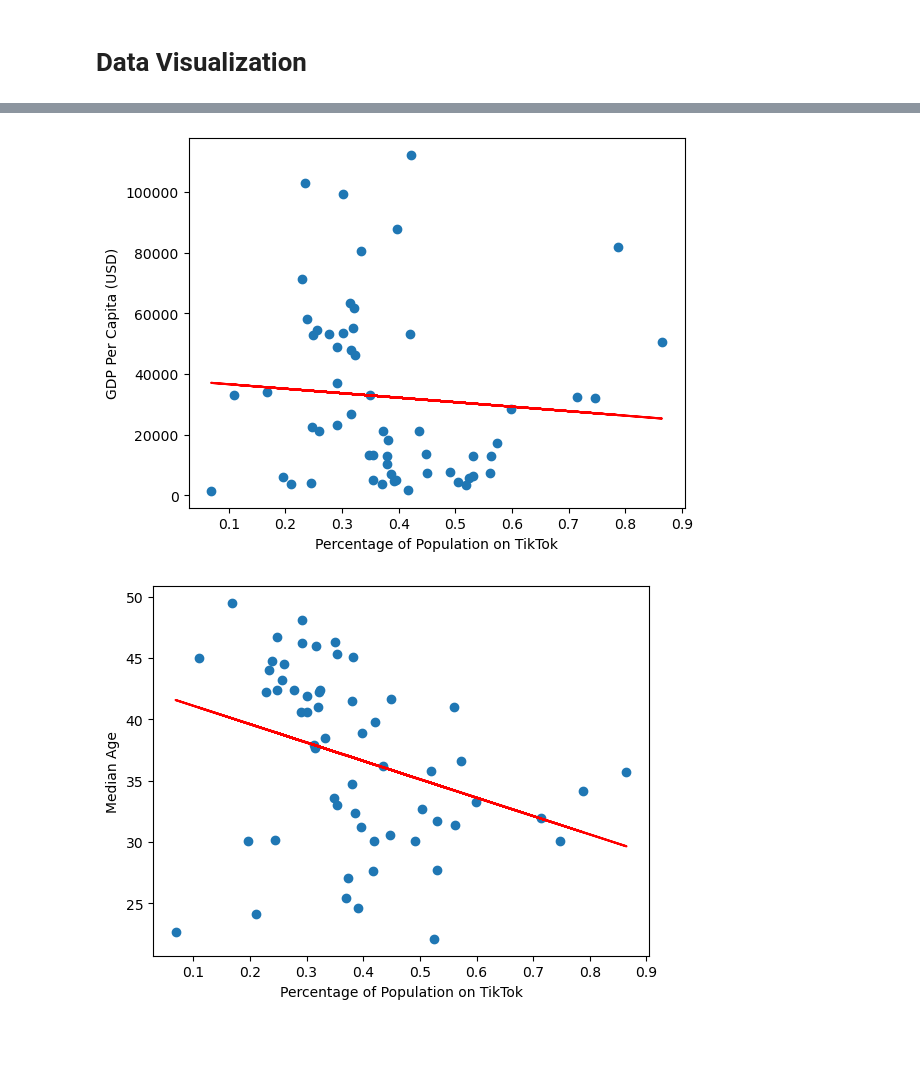
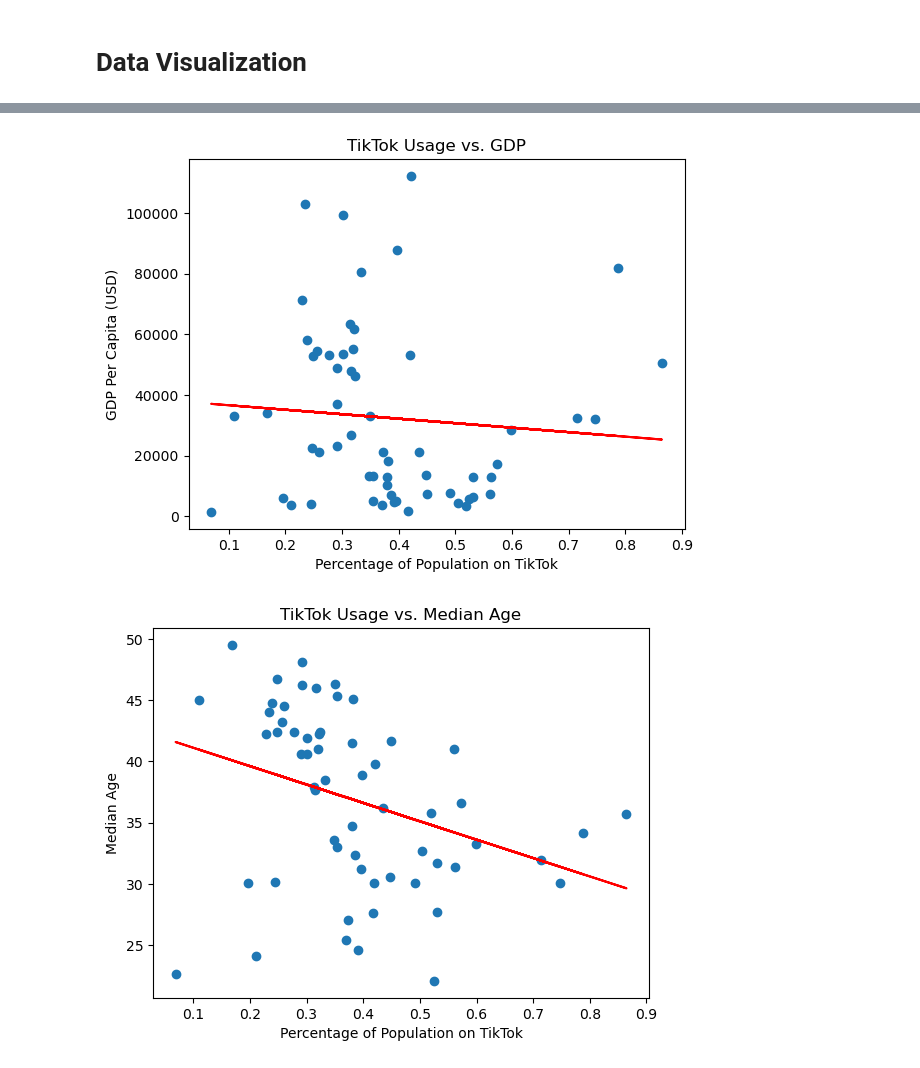
Before and after one commit to MyJineng/Project1, a Jupyter notebook: platform_analysis/platform_analysis.ipynb, the cells around one changed output, grey strips where cells are left out. Saved outputs shown, nothing was run; the diff lists cells and outputs as text; code cells hidden in the pictures; blank space fills up the shorter version.

```diff
--- a/platform_analysis/platform_analysis.ipynb
+++ b/platform_analysis/platform_analysis.ipynb
@@ -183,39 +185,41 @@ plt.show()
 # %%
-# Create a scatter plot for % TT users vs. GDP per capita
-# plt.scatter(tt_data_complete["% of Population"], tt_data_complete["GDP Per Capita (USD)"])
-# plt.xlabel("Percentage of Population on TikTok")
-# plt.ylabel("GDP Per Capita (USD)")
-# plt.show()
-
 # Calculate line of best fit (code taken from week 5 exercise)
 (slope, intercept, rvalue, pvalue, stderr) = linregress(tt_data_complete["% of Population"], tt_data_complete["GDP Per Capita (USD)"])
 regress_values = tt_data_complete["% of Population"] * slope + intercept
 line_eq = "y = " + str(round(slope,2)) + "x + " + str(round(intercept,2))
+
+# Plot data
 plt.scatter(tt_data_complete["% of Population"], tt_data_complete["GDP Per Capita (USD)"])
+
+# Add line of best fit
 plt.plot(tt_data_complete["% of Population"],regress_values,"r-")
 plt.annotate(line_eq,(5.8,0.8),fontsize=15,color="red")
+
+# Label chart
+plt.title("TikTok Usage vs. GDP")
 plt.xlabel("Percentage of Population on TikTok")
 plt.ylabel("GDP Per Capita (USD)")
 plt.show()
 # %% [output]
-[figure, old version]
+[figure, new version]
 # %%
-# Create a scatter plot for % TT users vs median age
-# plt.scatter(tt_data_complete["% of Population"], tt_data_complete["Median Age"])
-# plt.xlabel("Percentage of Population on TikTok")
-# plt.ylabel("Median Age")
-# plt.show()
-
 # Calculate line of best fit (code taken from week 5 exercise)
 (slope, intercept, rvalue, pvalue, stderr) = linregress(tt_data_complete["% of Population"], tt_data_complete["Median Age"])
 regress_values = tt_data_complete["% of Population"] * slope + intercept
 line_eq = "y = " + str(round(slope,2)) + "x + " + str(round(intercept,2))
+
+# Plot data
 plt.scatter(tt_data_complete["% of Population"], tt_data_complete["Median Age"])
+
+# Add line of best fit
 plt.plot(tt_data_complete["% of Population"],regress_values,"r-")
 plt.annotate(line_eq,(5.8,0.8),fontsize=15,color="red")
+
+# Label chart
+plt.title("TikTok Usage vs. Median Age")
 plt.xlabel("Percentage of Population on TikTok")
 plt.ylabel("Median Age")
 plt.show()
 # %% [output]
-[figure, old version]
+[figure, new version]
 # %%
```
Also changed, not shown: parts of 4 cells of this notebook.
